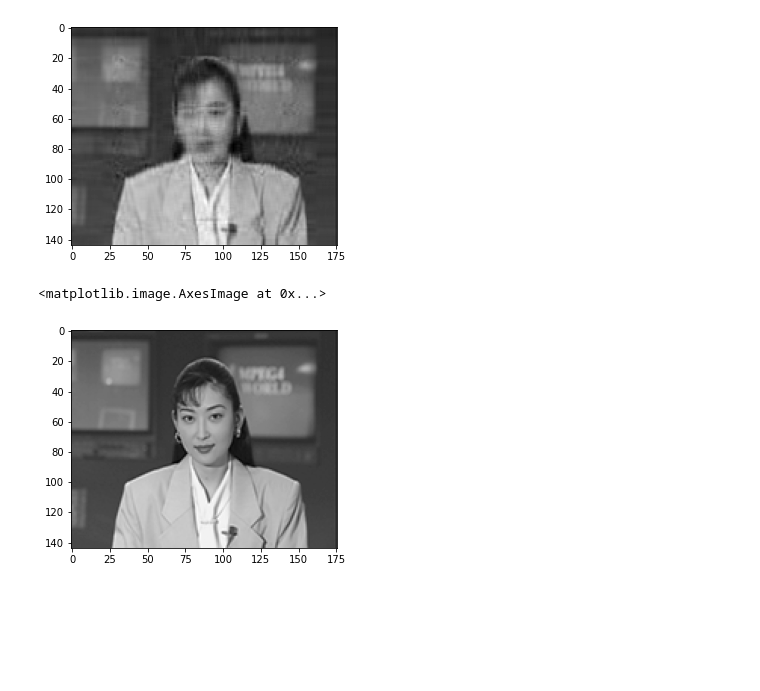
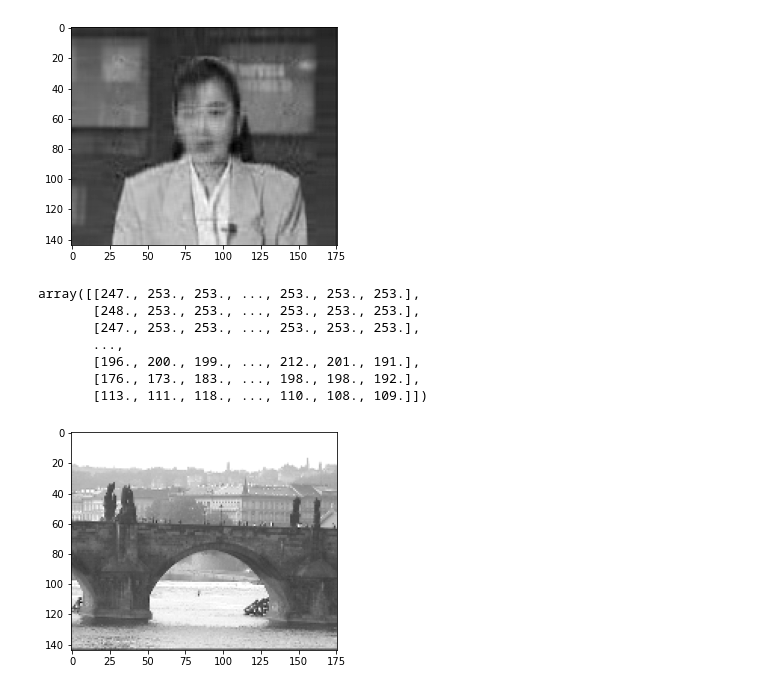
Before and after one commit to 30bohdan/tencompl, a Jupyter notebook: experiments.ipynb, the cells around one changed output. Cells and saved outputs as stored; diff of their text form; code cells hidden in the pictures; blank space fills up the shorter version.

```diff
--- a/experiments.ipynb
+++ b/experiments.ipynb
@@ -87,3 +91,6 @@ plt.imshow(pred_clipped[0], cmap='gray')
 # %%
 pred_lm[0].clip(0, 256)
 plt.imshow(pred_lm[0].clip(0, 256), cmap='gray')
+# %%
+dataset_full = read_yuv2gray(height=144, width=176, n_frames=2001, file_name='bridge-close_qcif.yuv', file_dir='data/')
+dataset = dataset_full[:50]
@@ -89,0 +101,10 @@ plt.imshow(pred_lm[0].clip(0, 256), cmap='gray')
+# %%
+dataset_full[20]
+# %% [output]
+array([[247., 253., 253., ..., 253., 253., 253.],
+       [248., 253., 253., ..., 253., 253., 253.],
+       [247., 253., 253., ..., 253., 253., 253.],
+       ...,
+       [196., 200., 199., ..., 212., 201., 191.],
+       [176., 173., 183., ..., 198., 198., 192.],
+       [113., 111., 118., ..., 110., 108., 109.]])
@@ -90,5 +113,5 @@ plt.imshow(pred_lm[0].clip(0, 256), cmap='gray')
 # %%
-plt.imshow(dataset[0], cmap='gray')
+plt.imshow(dataset[20], cmap='gray')
+plt.savefig("bridge_frame20.png")
 # %% [output]
-<matplotlib.image.AxesImage at 0x...>
-[figure, old version]
+[figure, new version]
```
Also changed, not shown: parts of 9 cells of this notebook, 11 other files.
